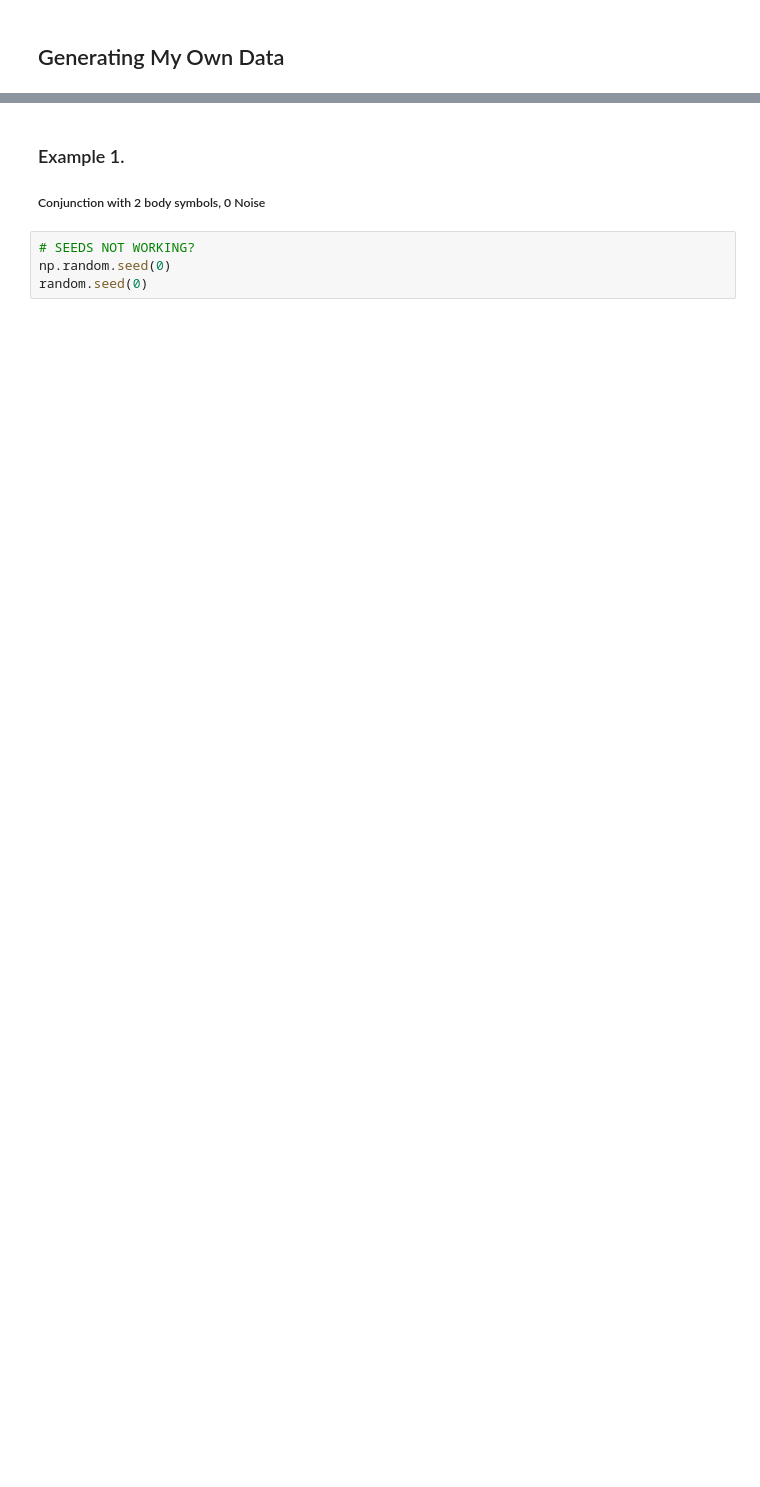
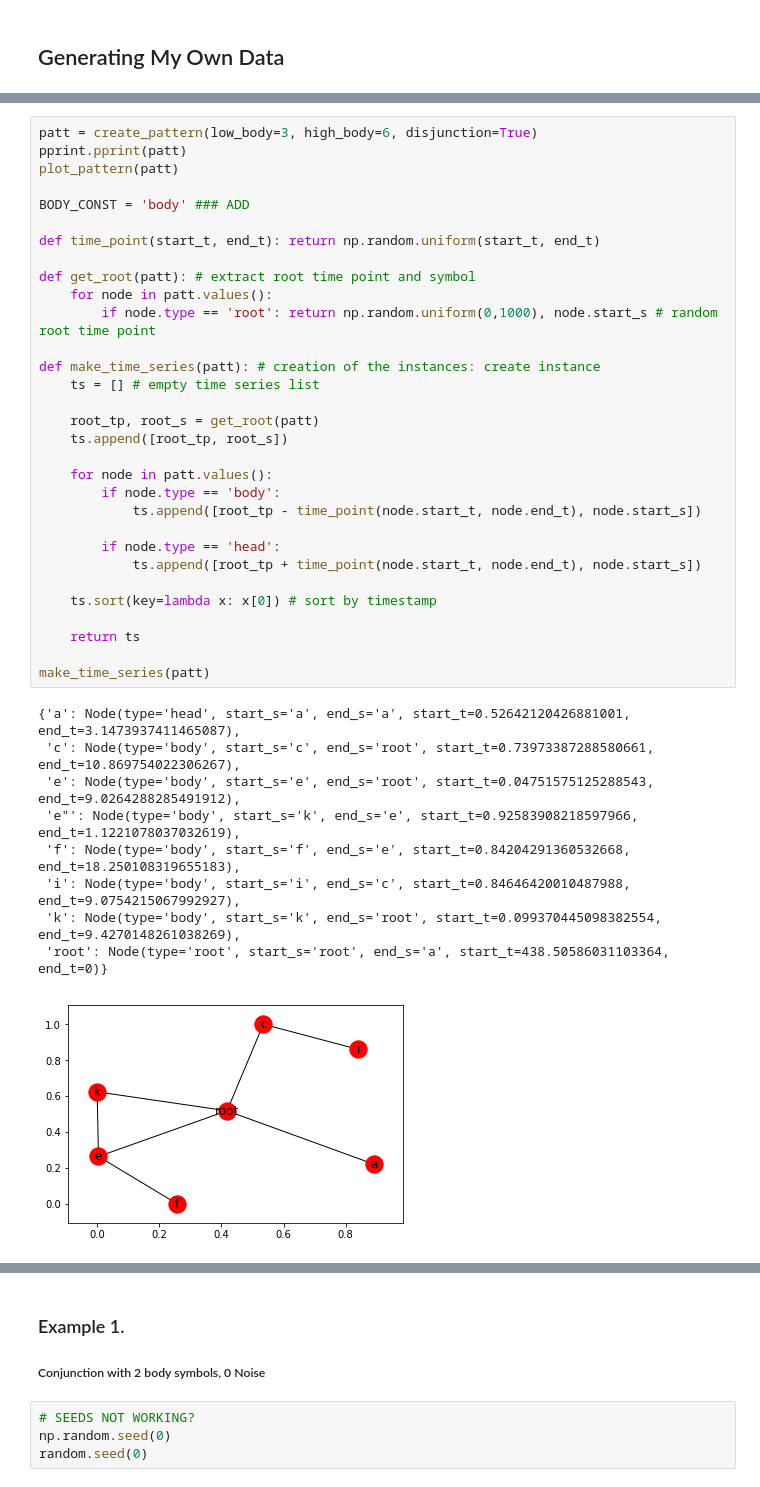
Before and after one commit to keiflager/TemporalDataGeneration, a Jupyter notebook: ExploringTemporalData-Copy1.ipynb, the cells around one changed output, grey strips where cells are left out. Cells and saved outputs as stored; diff of their text form; blank space fills up the shorter version.

```diff
--- a/ExploringTemporalData-Copy1.ipynb
+++ b/ExploringTemporalData-Copy1.ipynb
@@ -47,0 +290,41 @@ Shape of df: (1097, 4)
+# %%
+patt = create_pattern(low_body=3, high_body=6, disjunction=True)
+pprint.pprint(patt)
+plot_pattern(patt)
+
+BODY_CONST = 'body' ### ADD
+
+def time_point(start_t, end_t): return np.random.uniform(start_t, end_t)
+
+def get_root(patt): # extract root time point and symbol
+    for node in patt.values():
+        if node.type == 'root': return np.random.uniform(0,1000), node.start_s # random root time point
+
+def make_time_series(patt): # creation of the instances: create instance
+    ts = [] # empty time series list
+
+    root_tp, root_s = get_root(patt)
+    ts.append([root_tp, root_s])
+
+    for node in patt.values():
+        if node.type == 'body':
+            ts.append([root_tp - time_point(node.start_t, node.end_t), node.start_s])
+
+        if node.type == 'head':
+            ts.append([root_tp + time_point(node.start_t, node.end_t), node.start_s])
+
+    ts.sort(key=lambda x: x[0]) # sort by timestamp
+
+    return ts
+
+make_time_series(patt)
+# %% [output]
+{'a': Node(type='head', start_s='a', end_s='a', start_t=0.52642120426881001, end_t=3.1473937411465087),
+ 'c': Node(type='body', start_s='c', end_s='root', start_t=0.73973387288580661, end_t=10.869754022306267),
+ 'e': Node(type='body', start_s='e', end_s='root', start_t=0.04751575125288543, end_t=9.0264288285491912),
+ 'e"': Node(type='body', start_s='k', end_s='e', start_t=0.92583908218597966, end_t=1.1221078037032619),
+ 'f': Node(type='body', start_s='f', end_s='e', start_t=0.84204291360532668, end_t=18.250108319655183),
+ 'i': Node(type='body', start_s='i', end_s='c', start_t=0.84646420010487988, end_t=9.0754215067992927),
+ 'k': Node(type='body', start_s='k', end_s='root', start_t=0.099370445098382554, end_t=9.4270148261038269),
+ 'root': Node(type='root', start_s='root', end_s='a', start_t=438.50586031103364, end_t=0)}
+[figure, added]
```
Also changed, not shown: parts of 25 cells of this notebook.
